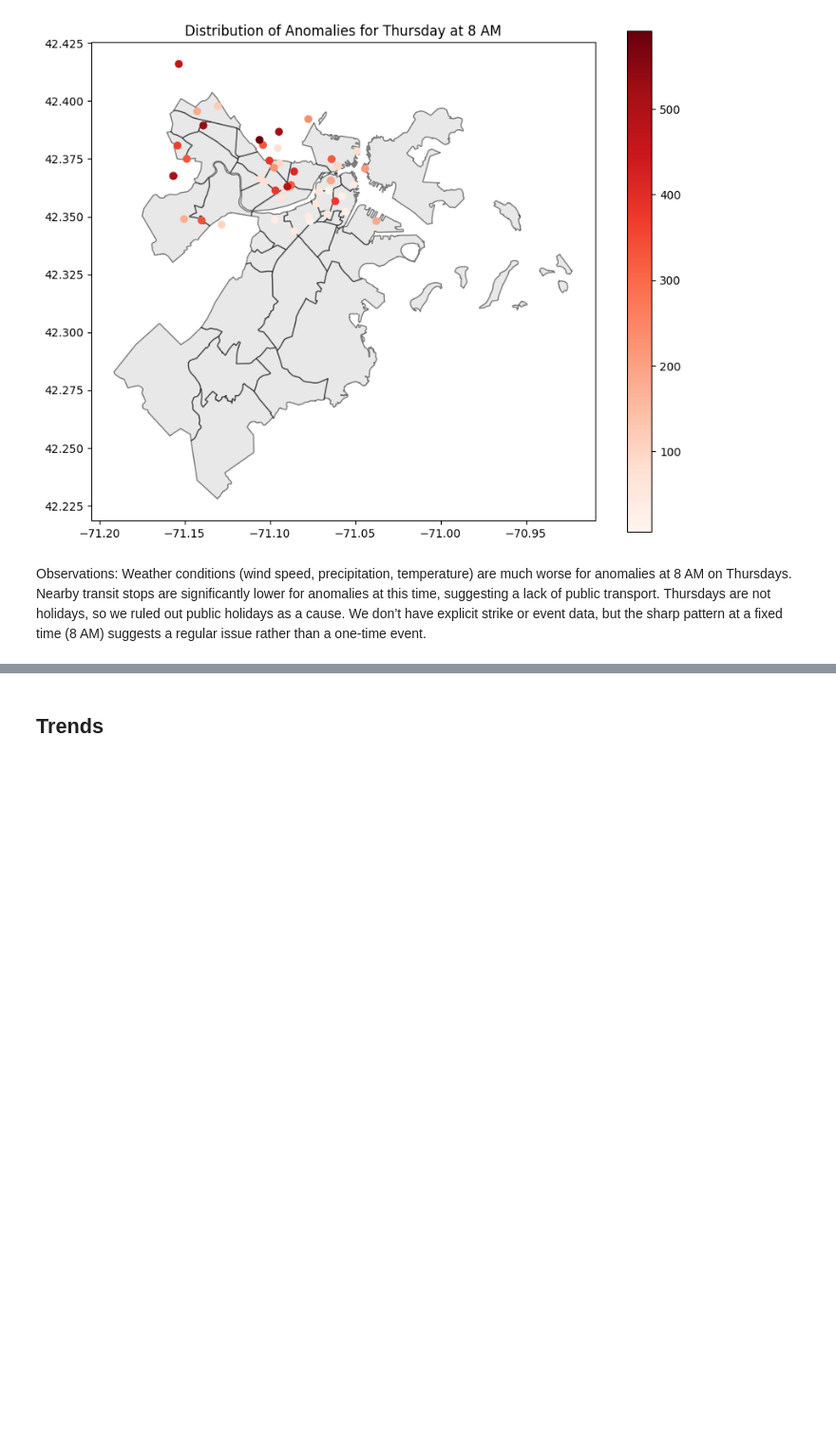
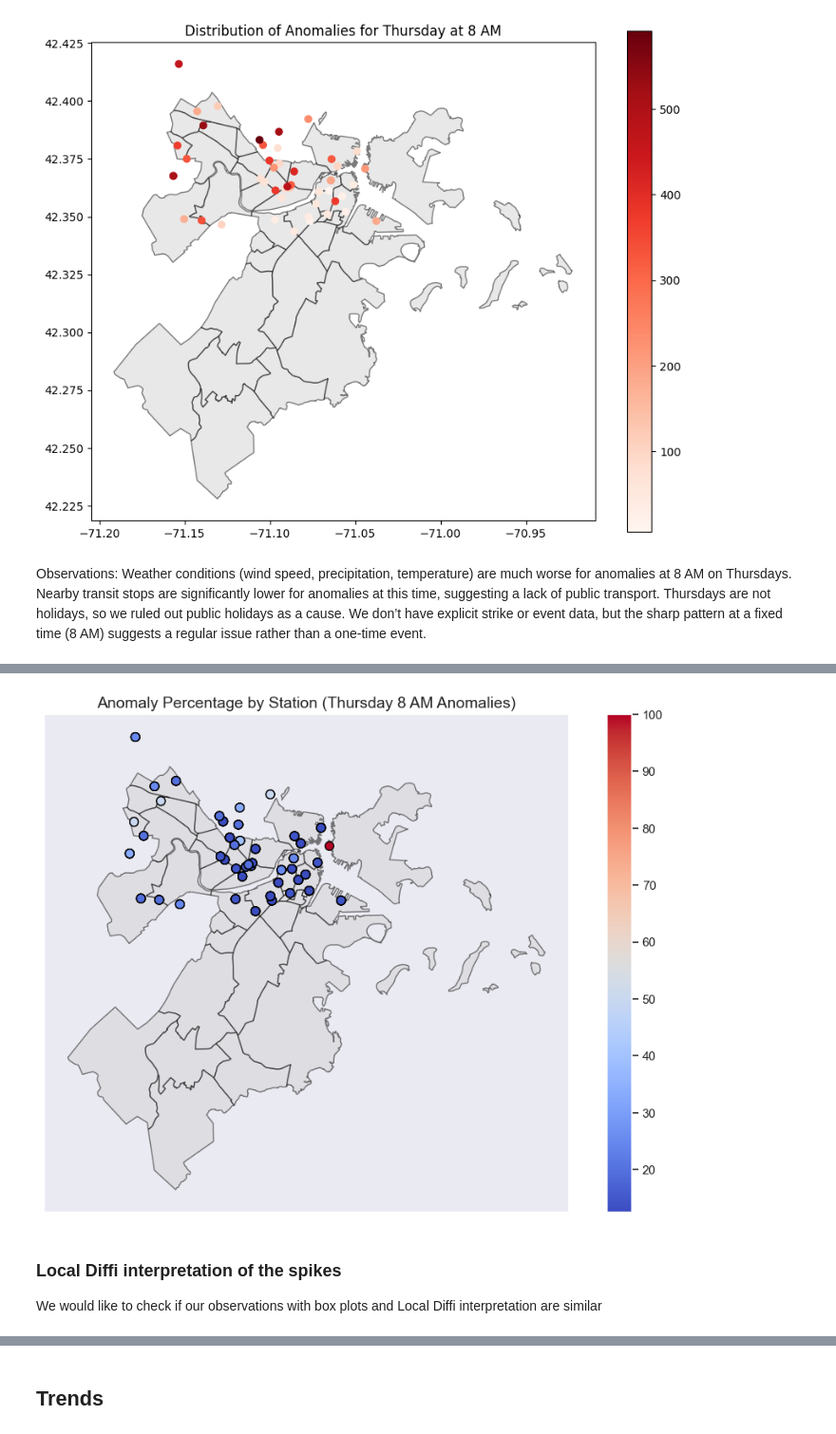
Before and after one commit to elnurisg/anomaly_detection_for_shared_mobility, a Jupyter notebook: station_focus/data_analysis.ipynb, the cells around one changed output, grey strips where cells are left out. Shown at 95% size. Drawn from its saved outputs; the diff is of its cells as text; code cells hidden in the pictures; blank space fills up the shorter version.

Commit message:
Adding further analysis of spikes and its Local Diffi interpretation

```diff
--- a/station_focus/data_analysis.ipynb
+++ b/station_focus/data_analysis.ipynb
@@ -464,0 +502,41 @@ We don’t have explicit strike or event data, but the sharp pattern at a fixed
+# %%
+# Load neighborhood shapes
+neighborhoods = gpd.read_file('../data/neighborhood_data/boston_cambridge_neighborhoods.geojson')
+
+#  Calculate anomaly percentage for each station
+station_total_counts = thursday_8am_data.groupby('station_id').size()
+station_anomaly_counts = thursday_8am_data[thursday_8am_data['anomaly'] == '-1'].groupby('station_id').size()
+
+# Ensure missing values are handled correctly and filter out 0% anomalies
+station_anomaly_percentage = (station_anomaly_counts / station_total_counts * 100).fillna(0)
+station_anomaly_percentage = station_anomaly_percentage[station_anomaly_percentage > 0]  # Remove 0% anomalies
+
+#  Merge anomaly percentages back to GeoDataFrame (only keep stations with anomalies)
+thursday_8am_data['anomaly_percentage'] = thursday_8am_data['station_id'].map(station_anomaly_percentage)
+
+# Filter only stations with anomalies
+gdf = gpd.GeoDataFrame(thursday_8am_data.dropna(subset=['geometry', 'anomaly_percentage']), geometry='geometry')
+
+#  Plot the heatmap on the map
+fig, ax = plt.subplots(figsize=(12, 8))
+
+# Plot neighborhoods for context
+neighborhoods.plot(ax=ax, color='lightgrey', edgecolor='black', alpha=0.5)
+
+# Plot stations with color-coded anomaly percentage (filtered for >0%)
+gdf.plot(ax=ax, column='anomaly_percentage', cmap='coolwarm', legend=True, markersize=60, edgecolor='black')
+
+# Improve title and styling
+plt.title('Anomaly Percentage by Station (Thursday 8 AM Anomalies)', fontsize=14)
+plt.xlabel('')
+plt.ylabel('')
+plt.xticks([])
+plt.yticks([])
+
+plt.show()
+# %% [output]
+[figure, added]
+# %% [markdown]
+### Local Diffi interpretation of the spikes
+
+We would like to check if our observations with box plots and Local Diffi interpretation are similar
```
Also changed, not shown: parts of 9 cells of this notebook.
